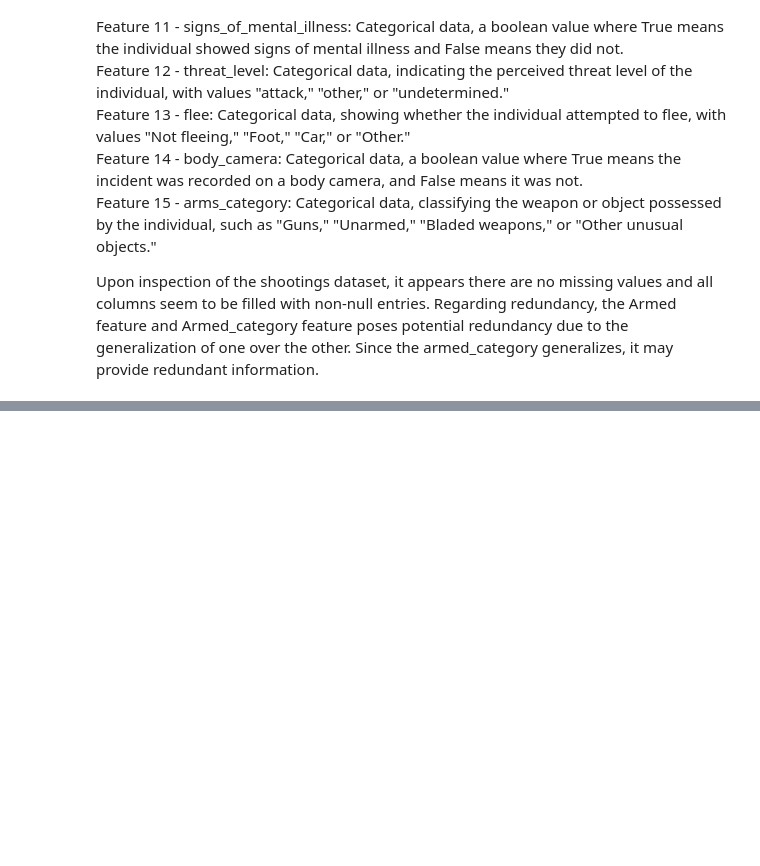
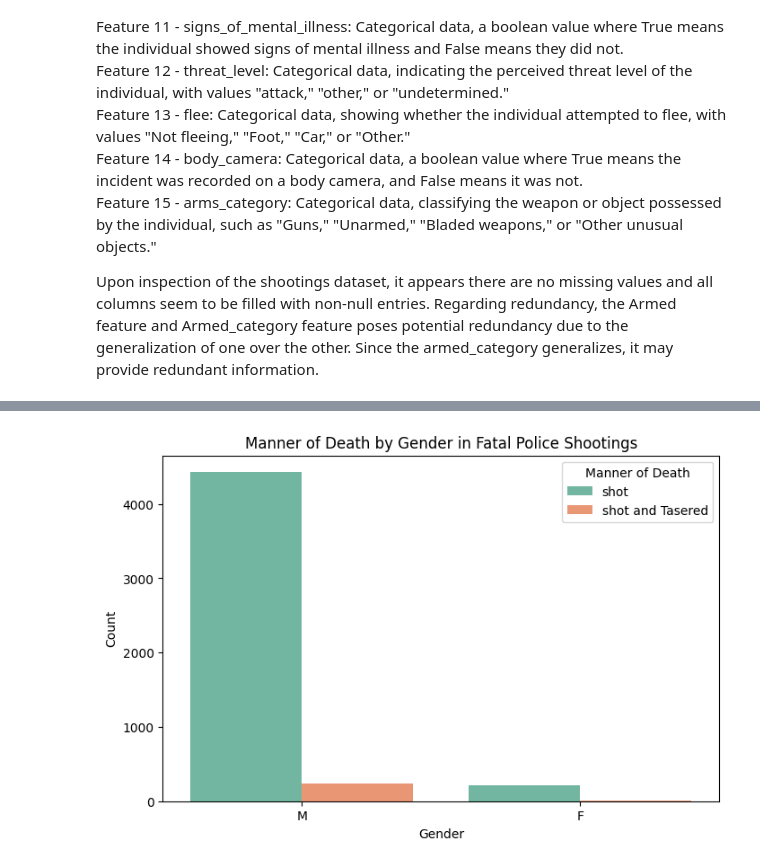
Before and after one commit to pronoyf/CSI4142-Assignment1, a Jupyter notebook: code.ipynb, the cells around one changed output, grey strips where cells are left out. Cells and saved outputs as stored; diff of their text form; code cells hidden in the pictures; blank space fills up the shorter version.

```diff
--- a/code.ipynb
+++ b/code.ipynb
@@ -117,0 +158,11 @@ memory usage: 506.8+ KB
+# %%
+
+plt.figure(figsize=(8, 5))
+sns.countplot(x="gender", hue="manner_of_death", data=dataset_2, palette="Set2")
+plt.title("Manner of Death by Gender in Fatal Police Shootings")
+plt.xlabel("Gender")
+plt.ylabel("Count")
+plt.legend(title="Manner of Death")
+plt.show()
+# %% [output]
+[figure, added]
```
Also changed, not shown: parts of 32 cells of this notebook.
